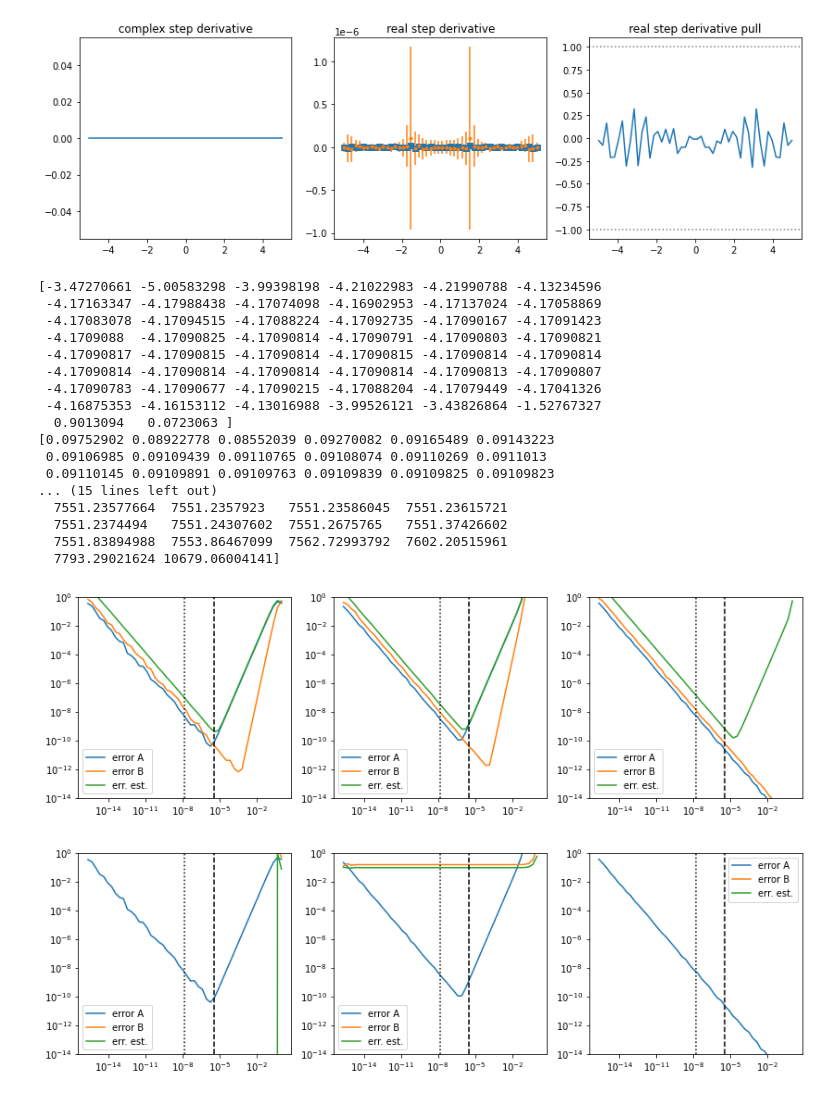
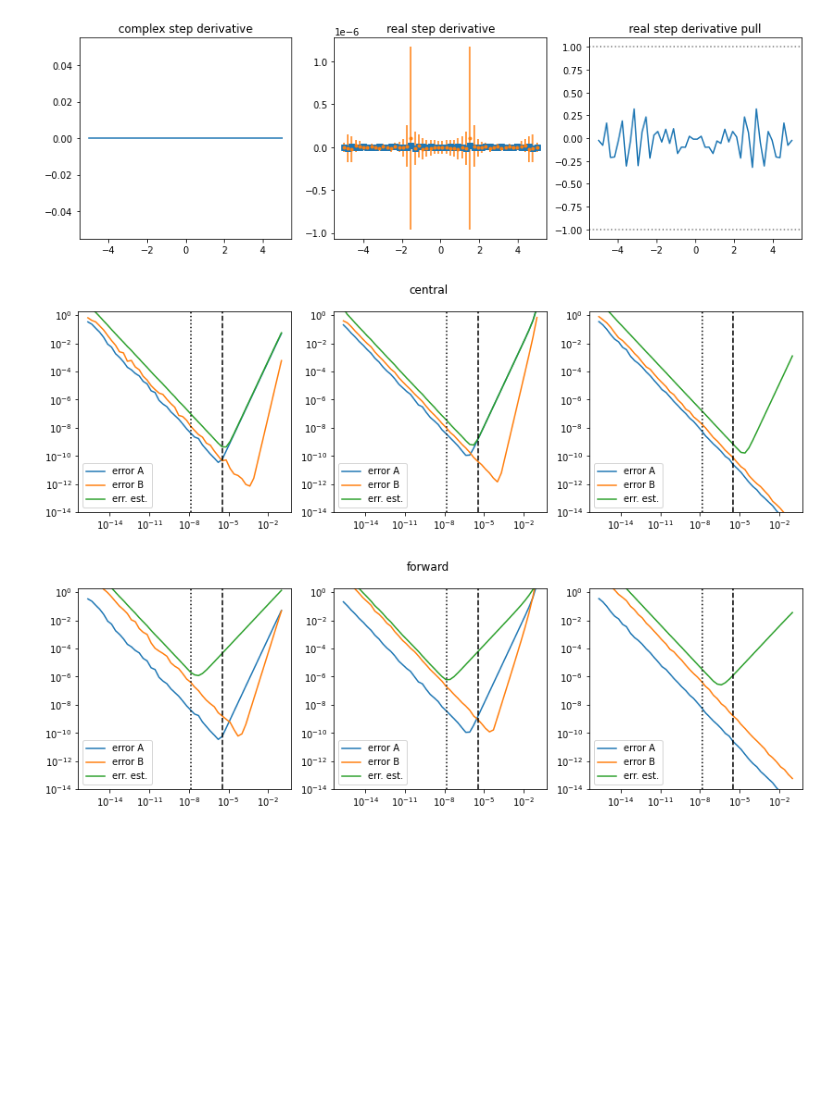
Before and after one commit to HDembinski/jacobi, a Jupyter notebook: notebook/demo.ipynb, the cells around one changed output. Drawn from its saved outputs; the diff is of its cells as text; code cells hidden in the pictures; blank space fills up the shorter version.

```diff
--- a/notebook/demo.ipynb
+++ b/notebook/demo.ipynb
@@ -67,51 +87,33 @@ for y in (-1,1):
 # %%
 from jacobi.real_step import central, forward
 eps = np.finfo(float).eps
 
-h = np.geomspace(eps, 1)
+h = np.geomspace(eps, 0.1)
 
 for deriv in (central, forward):
 
     fig, ax = plt.subplots(1, 3, figsize=(14, 4), sharex=True)
+    plt.suptitle(deriv.__name__)
     for axi, f, df, x in (
         (ax[0], np.sin, np.cos, np.linspace(-10, 10)),
         (ax[1], np.exp, np.exp, np.linspace(-5, 50)),
         (ax[2], np.sqrt, lambda x: 0.5 * x ** -0.5, np.geomspace(1e-10, 1)),
     ):
         dy0 = df(x)
         s1 = np.vectorize(lambda h: np.nanstd(deriv(f, x, np.abs(h * x)) / dy0))(h)
         s2 = np.vectorize(lambda h: np.nanstd(deriv(f, x, np.abs(h * x), True)[0] / dy0))(h)
         se = np.vectorize(lambda h: np.nanmean(deriv(f, x, np.abs(h * x), True)[1] / np.abs(dy0)))(h)
 
-        if deriv is forward:
-            print(se)
         plt.sca(axi)
         plt.plot(h, s1, label="error A")
         plt.plot(h, s2, label="error B")
         plt.plot(h, se, label="err. est.")
         plt.legend()
 
         plt.axvline(eps ** 0.5, ls=":", color="k")
         plt.axvline(eps ** 0.35, ls="--", color="k")
-        plt.ylim(1e-14, 1)
+        plt.ylim(1e-14, 2)
         plt.loglog();
 # %% [output]
-[-3.47270661 -5.00583298 -3.99398198 -4.21022983 -4.21990788 -4.13234596
- -4.17163347 -4.17988438 -4.17074098 -4.16902953 -4.17137024 -4.17058869
- -4.17083078 -4.17094515 -4.17088224 -4.17092735 -4.17090167 -4.17091423
- -4.1709088  -4.17090825 -4.17090814 -4.17090791 -4.17090803 -4.17090821
- -4.17090817 -4.17090815 -4.17090814 -4.17090815 -4.17090814 -4.17090814
- -4.17090814 -4.17090814 -4.17090814 -4.17090814 -4.17090813 -4.17090807
- -4.17090783 -4.17090677 -4.17090215 -4.17088204 -4.17079449 -4.17041326
- -4.16875353 -4.16153112 -4.13016988 -3.99526121 -3.43826864 -1.52767327
-  0.9013094   0.0723063 ]
-[0.09752902 0.08922778 0.08552039 0.09270082 0.09165489 0.09143223
- 0.09106985 0.09109439 0.09110765 0.09108074 0.09110269 0.0911013
- 0.09110145 0.09109891 0.09109763 0.09109839 0.09109825 0.09109823
-... (15 lines left out)
-  7551.23577664  7551.2357923   7551.23586045  7551.23615721
-  7551.2374494   7551.24307602  7551.2675765   7551.37426602
-  7551.83894988  7553.86467099  7562.72993792  7602.20515961
-  7793.29021624 10679.06004141]
-[figure, old version]
+[figure, new version]
-[figure, old version]
+[figure, new version]
```
Also changed, not shown: parts of 2 cells of this notebook, 2 other files.
